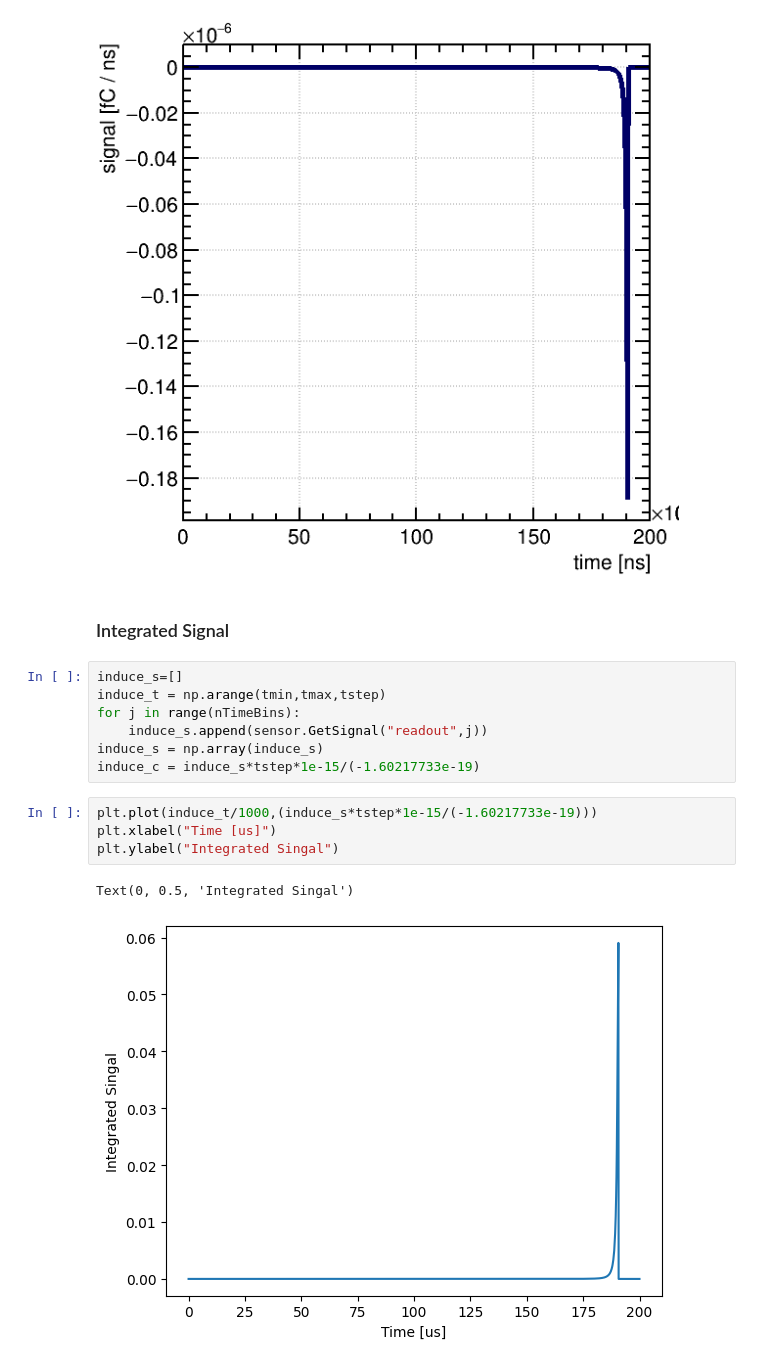
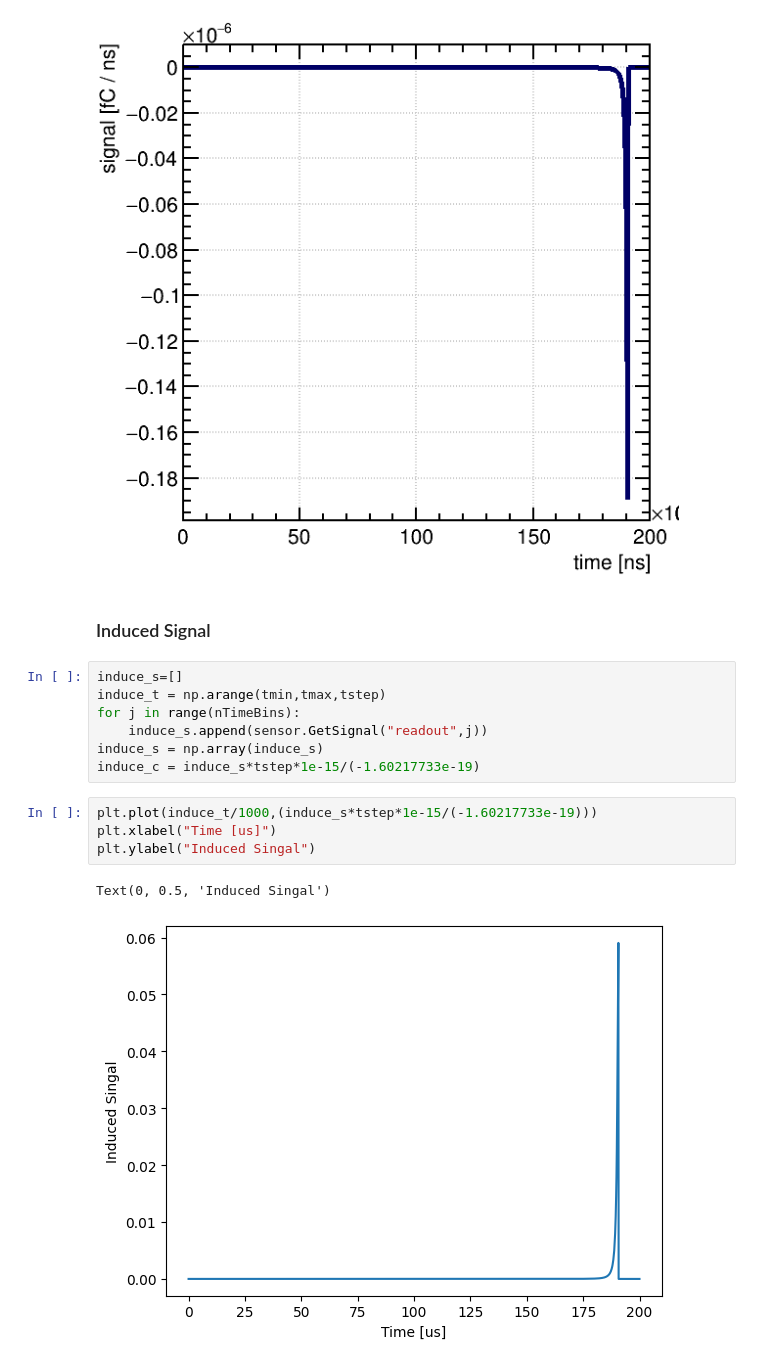
Before and after one commit to jiangmei-yang/Field_Simulation, a Jupyter notebook: larpix_v2b/field_response_simulation.ipynb, the cells around one changed output. Drawn from its saved outputs; the diff is of its cells as text.

Commit message:
induced current

```diff
--- a/larpix_v2b/field_response_simulation.ipynb
+++ b/larpix_v2b/field_response_simulation.ipynb
@@ -234,7 +234,7 @@ cSignal.Draw()
 # %% [output]
 [figure]
 # %% [markdown]
-### Integrated Signal
+### Induced Signal
 # %%
 induce_s=[]
 induce_t = np.arange(tmin,tmax,tstep)
@@ -245,7 +245,7 @@ induce_c = induce_s*tstep*1e-15/(-1.60217733e-19)
 # %%
 plt.plot(induce_t/1000,(induce_s*tstep*1e-15/(-1.60217733e-19)))
 plt.xlabel("Time [us]")
-plt.ylabel("Integrated Singal")
+plt.ylabel("Induced Singal")
 # %% [output]
-Text(0, 0.5, 'Integrated Singal')
+Text(0, 0.5, 'Induced Singal')
-[figure, old version]
+[figure, new version]
```
Also changed, not shown: parts of 3 cells of this notebook.
